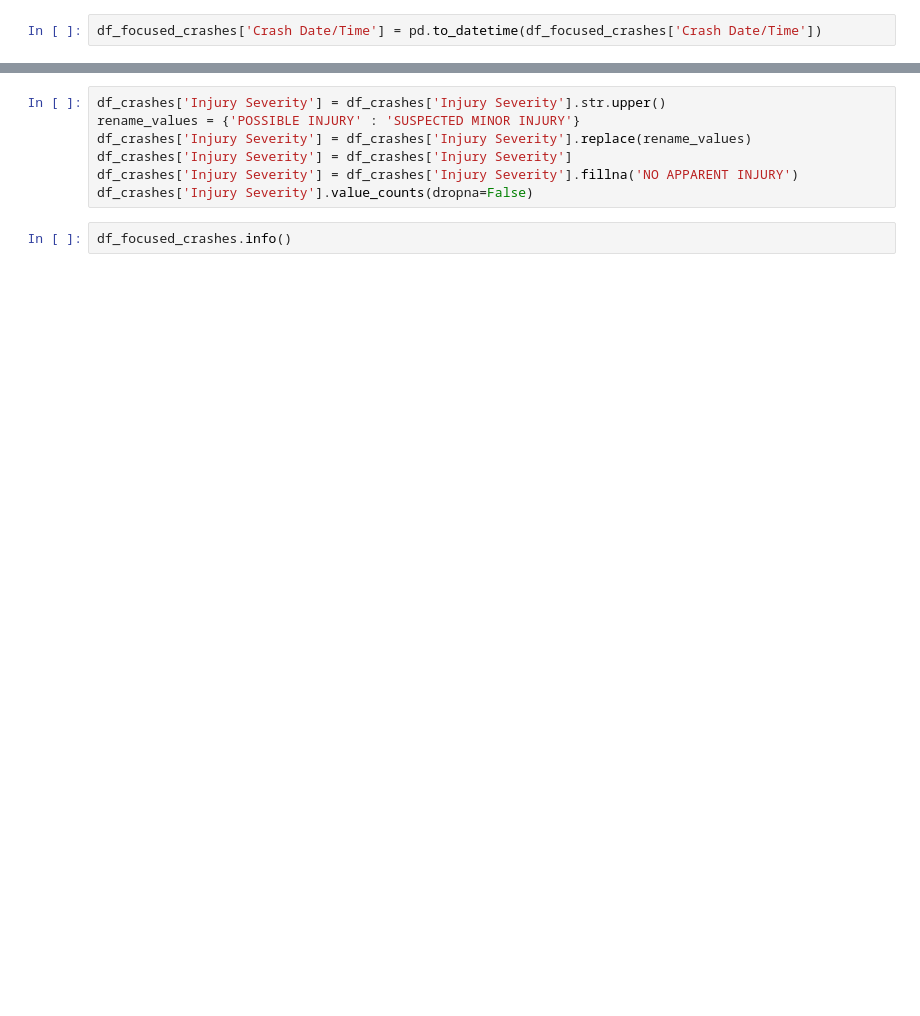
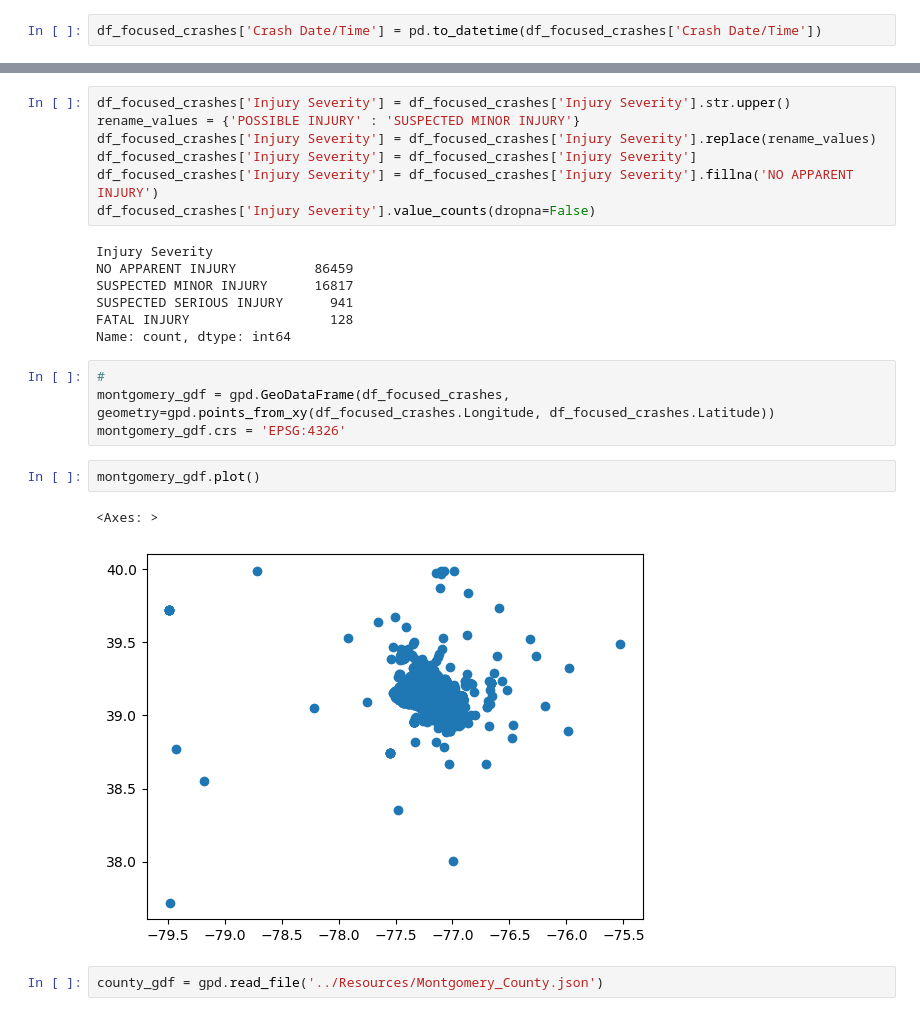
Before and after one commit to Brian-Hansen-Turton/module-9-project, a Jupyter notebook: Code/crashData.ipynb, the cells around one changed output, grey strips where cells are left out. Drawn from its saved outputs; the diff is of its cells as text; blank space fills up the shorter version.

Commit message:
Fixed code with right dataframe and created code to clip points to montgomery county

```diff
--- a/Code/crashData.ipynb
+++ b/Code/crashData.ipynb
@@ -61,9 +136,25 @@ df_focused_crashes.head()
 # %%
-df_crashes['Injury Severity'] = df_crashes['Injury Severity'].str.upper()
+df_focused_crashes['Injury Severity'] = df_focused_crashes['Injury Severity'].str.upper()
 rename_values = {'POSSIBLE INJURY' : 'SUSPECTED MINOR INJURY'}
-df_crashes['Injury Severity'] = df_crashes['Injury Severity'].replace(rename_values)
-df_crashes['Injury Severity'] = df_crashes['Injury Severity']
-df_crashes['Injury Severity'] = df_crashes['Injury Severity'].fillna('NO APPARENT INJURY')
-df_crashes['Injury Severity'].value_counts(dropna=False)
+df_focused_crashes['Injury Severity'] = df_focused_crashes['Injury Severity'].replace(rename_values)
+df_focused_crashes['Injury Severity'] = df_focused_crashes['Injury Severity']
+df_focused_crashes['Injury Severity'] = df_focused_crashes['Injury Severity'].fillna('NO APPARENT INJURY')
+df_focused_crashes['Injury Severity'].value_counts(dropna=False)
+# %% [output]
+Injury Severity
+NO APPARENT INJURY          86459
+SUSPECTED MINOR INJURY      16817
+SUSPECTED SERIOUS INJURY      941
+FATAL INJURY                  128
+Name: count, dtype: int64
-# %%
-df_focused_crashes.info()
+# %%
+#
+montgomery_gdf = gpd.GeoDataFrame(df_focused_crashes, geometry=gpd.points_from_xy(df_focused_crashes.Longitude, df_focused_crashes.Latitude))
+montgomery_gdf.crs = 'EPSG:4326'
+# %%
+montgomery_gdf.plot()
+# %% [output]
+<Axes: >
+[figure, added]
+# %%
+county_gdf = gpd.read_file('../Resources/Montgomery_County.json')
```
Also changed, not shown: parts of 14 cells of this notebook, 2 other files.
